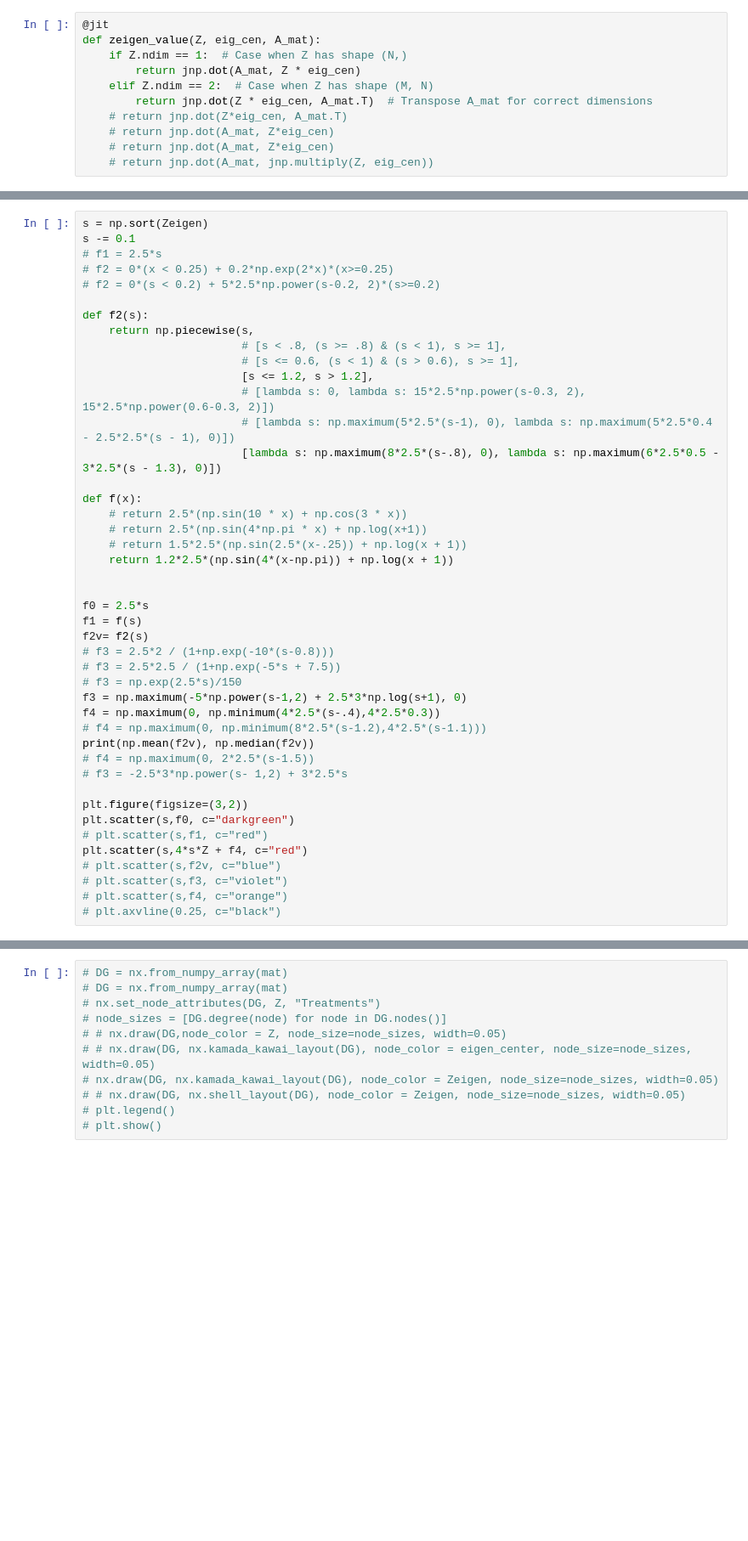
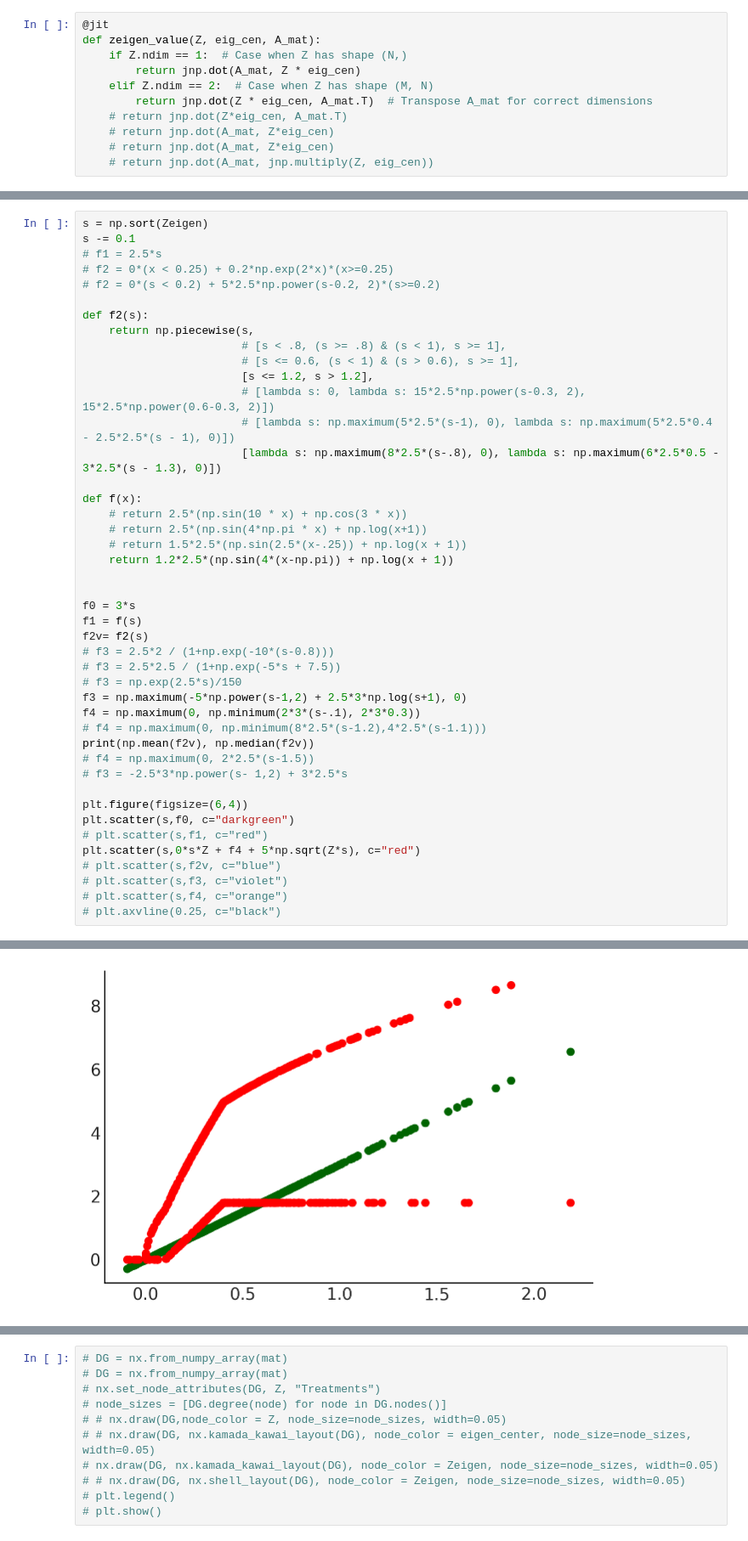
Before and after one commit to barwein/BayesProxyNets, a Jupyter notebook: src/TEST.ipynb, the cells around one changed output, grey strips where cells are left out. Shown at 85% size. Cells and saved outputs as stored; diff of their text form; blank space fills up the shorter version.

```diff
--- a/src/TEST.ipynb
+++ b/src/TEST.ipynb
@@ -364,24 +377,25 @@ def f(x):
     return 1.2*2.5*(np.sin(4*(x-np.pi)) + np.log(x + 1))
 
 
-f0 = 2.5*s
+f0 = 3*s
 f1 = f(s)
 f2v= f2(s)
 # f3 = 2.5*2 / (1+np.exp(-10*(s-0.8)))
 # f3 = 2.5*2.5 / (1+np.exp(-5*s + 7.5))
 # f3 = np.exp(2.5*s)/150
 f3 = np.maximum(-5*np.power(s-1,2) + 2.5*3*np.log(s+1), 0)
-f4 = np.maximum(0, np.minimum(4*2.5*(s-.4),4*2.5*0.3))
+f4 = np.maximum(0, np.minimum(2*3*(s-.1), 2*3*0.3))
 # f4 = np.maximum(0, np.minimum(8*2.5*(s-1.2),4*2.5*(s-1.1)))
 print(np.mean(f2v), np.median(f2v))
 # f4 = np.maximum(0, 2*2.5*(s-1.5))
 # f3 = -2.5*3*np.power(s- 1,2) + 3*2.5*s
 
-plt.figure(figsize=(3,2))
+plt.figure(figsize=(6,4))
 plt.scatter(s,f0, c="darkgreen")
 # plt.scatter(s,f1, c="red")
-plt.scatter(s,4*s*Z + f4, c="red")
+plt.scatter(s,0*s*Z + f4 + 5*np.sqrt(Z*s), c="red")
 # plt.scatter(s,f2v, c="blue")
 # plt.scatter(s,f3, c="violet")
 # plt.scatter(s,f4, c="orange")
 # plt.axvline(0.25, c="black")
+# %% [output]
@@ -388,3 +404,4 @@ plt.scatter(s,4*s*Z + f4, c="red")
+[figure, added]
 # %%
 # alpha = -.5, 2, 1, -1
 # alpha = -1, 3, 1, 0.5, -0.25
```
Also changed, not shown: parts of 24 cells of this notebook, 53 other files.
